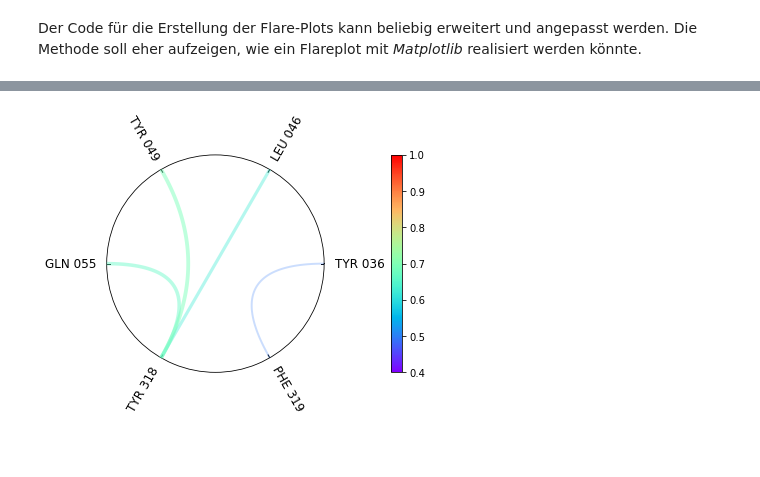
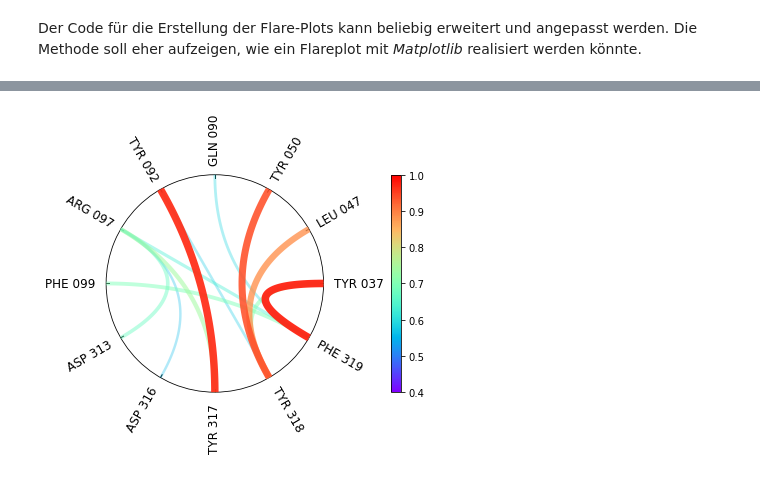
Before and after one commit to liedllab/GetContacts_analysis, a Jupyter notebook: Frequency-Anleitung.ipynb, the cells around one changed output, grey strips where cells are left out. Drawn from its saved outputs; the diff is of its cells as text; code cells hidden in the pictures; blank space fills up the shorter version.

```diff
--- a/Frequency-Anleitung.ipynb
+++ b/Frequency-Anleitung.ipynb
@@ -377,4 +377,4 @@ fig = some_freq_ab1.flare(cmap='Greys', fontsize=15, linewidth=6, cbar=True, cut
 # %%
-fig = some_freq_ab2.flare(cmap='rainbow', fontsize=12, linewidth=8, one_letter=False, cbar=True, cutoff=0.4)
+fig = some_freq_ab1.flare(cmap='rainbow', fontsize=12, linewidth=8, one_letter=False, cbar=True, cutoff=0.4)
 # %% [output]
-[figure, old version]
+[figure, new version]
```
Also changed, not shown: parts of 6 cells of this notebook, 1 other file.
